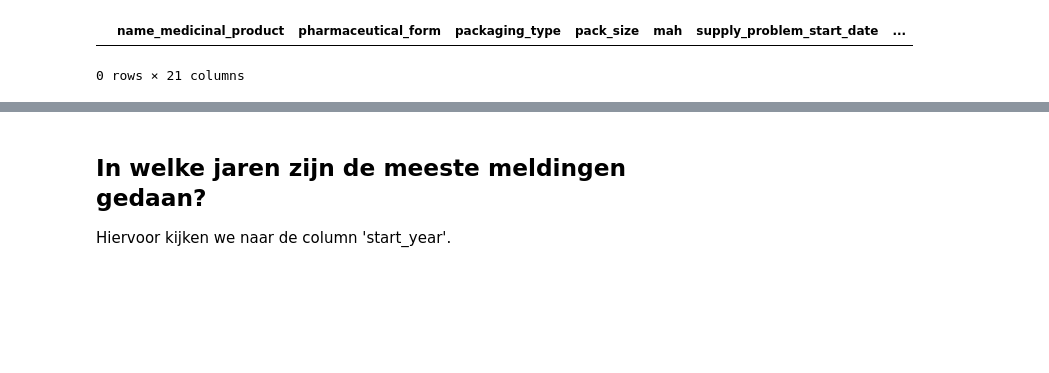
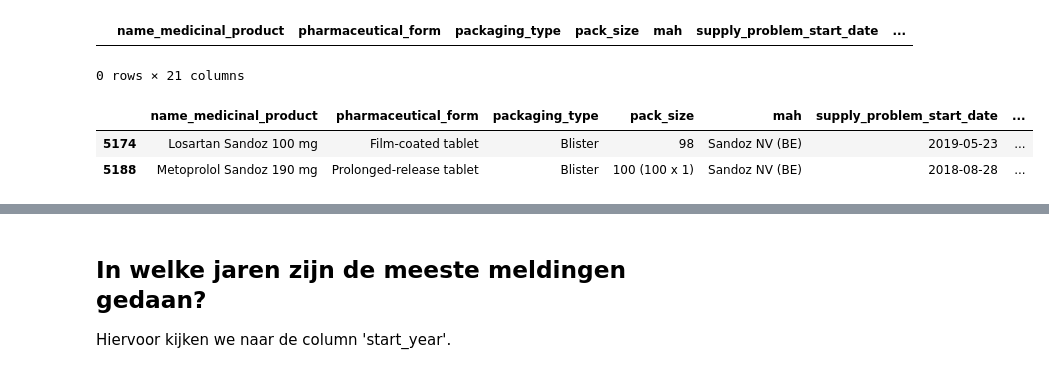
Before and after one commit to ducoquelicot/old_vrtnwsdata, a Jupyter notebook: zorg/exploration.ipynb, the cells around one changed output, grey strips where cells are left out. Cells and saved outputs as stored; diff of their text form; code cells hidden in the pictures; blank space fills up the shorter version.

```diff
--- a/zorg/exploration.ipynb
+++ b/zorg/exploration.ipynb
@@ -1161,0 +1163,6 @@ supplyproblems = supplyproblems.drop(columns='enddate')
+# %%
+supplyproblems[supplyproblems.duplicated(['name_medicinal_product', 'pack_size', 'supply_problem_start_date', 'cti_extended'])]
+# %% [output]
+|  | name_medicinal_product | pharmaceutical_form | packaging_type | pack_size | mah | supply_problem_start_date | ... |
+| 5174 | Losartan Sandoz 100 mg | Film-coated tablet | Blister | 98 | Sandoz NV (BE) | 2019-05-23 | ... |
+| 5188 | Metoprolol Sandoz 190 mg | Prolonged-release tablet | Blister | 100 (100 x 1) | Sandoz NV (BE) | 2018-08-28 | ... |
```
Also changed, not shown: parts of 17 cells of this notebook, 2 other files.
